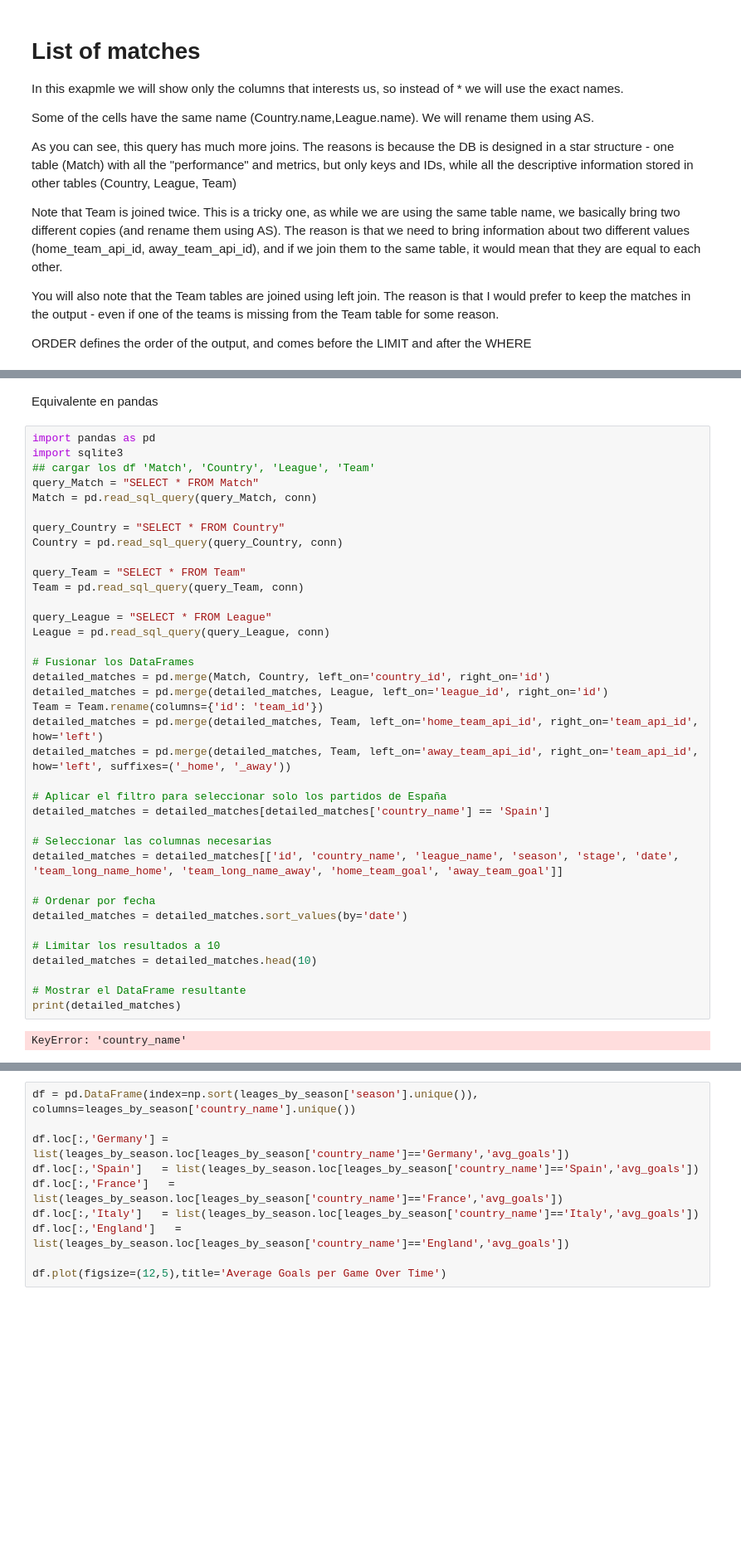
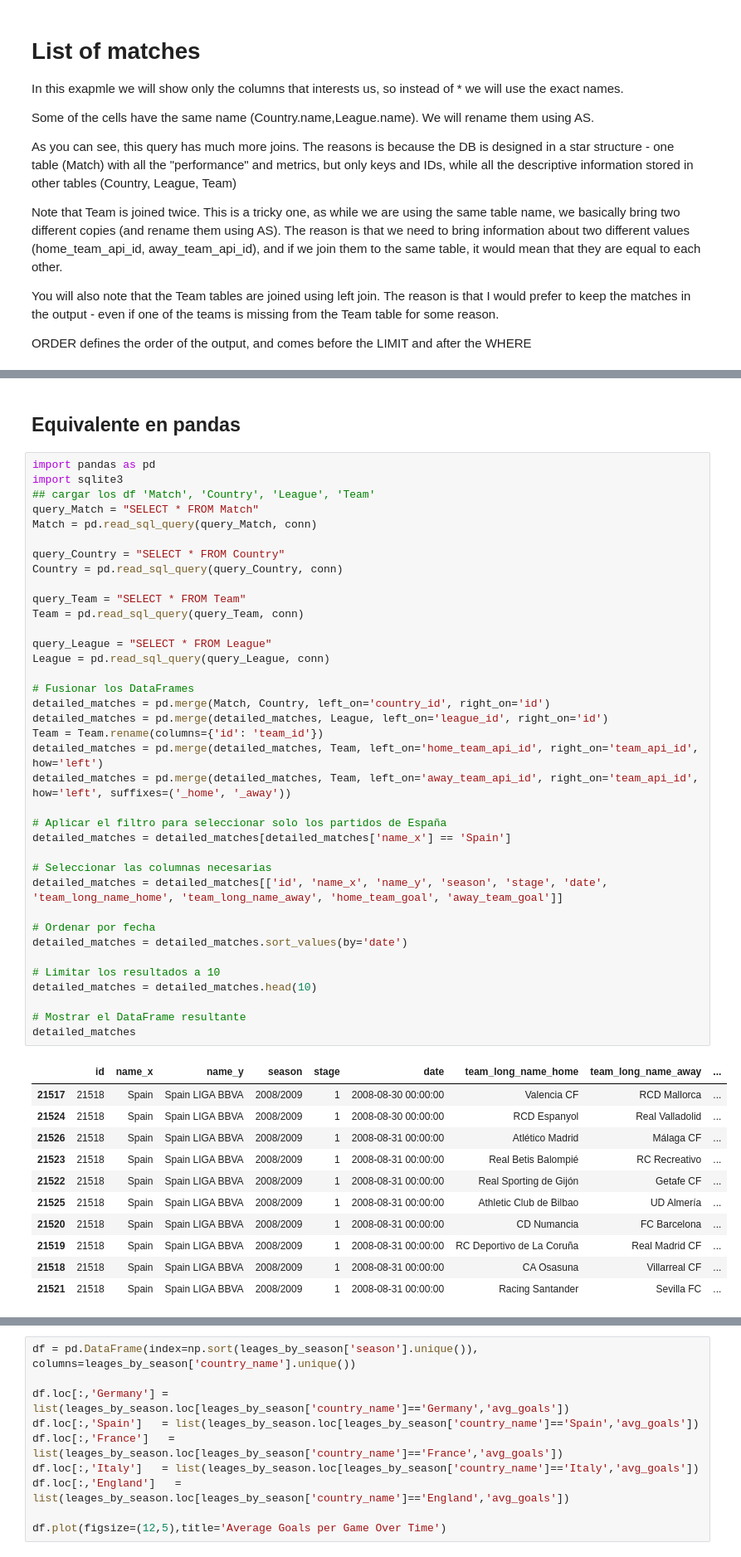
Before and after one commit to ECastro08/talentoTech, a Jupyter notebook: Copia_de_Data_Analysis_using_SQL.ipynb, the cells around one changed output, grey strips where cells are left out. Shown: that part at 83% size. Cells and saved outputs as stored; diff of their text form; blank space fills up the shorter version.

```diff
--- a/Copia_de_Data_Analysis_using_SQL.ipynb
+++ b/Copia_de_Data_Analysis_using_SQL.ipynb
@@ -311,7 +311,7 @@ detailed_matches
 | 8 | 21526 | Spain | Spain LIGA BBVA | 2008/2009 | 1 | 2008-08-31 00:00:00 | Athletic Club de Bilbao | UD Almería | 1 | ... |
 | 9 | 21527 | Spain | Spain LIGA BBVA | 2008/2009 | 1 | 2008-08-31 00:00:00 | Atlético Madrid | Málaga CF | 4 | ... |
 # %% [markdown]
-Equivalente en pandas
+## Equivalente en pandas
 # %%
 import pandas as pd
 import sqlite3
@@ -320,34 +320,44 @@ query_Match = "SELECT * FROM Match"
 Match = pd.read_sql_query(query_Match, conn)
 
 query_Country = "SELECT * FROM Country"
 Country = pd.read_sql_query(query_Country, conn)
 
 query_Team = "SELECT * FROM Team"
 Team = pd.read_sql_query(query_Team, conn)
 
 query_League = "SELECT * FROM League"
 League = pd.read_sql_query(query_League, conn)
 
 # Fusionar los DataFrames
 detailed_matches = pd.merge(Match, Country, left_on='country_id', right_on='id')
 detailed_matches = pd.merge(detailed_matches, League, left_on='league_id', right_on='id')
 Team = Team.rename(columns={'id': 'team_id'})
 detailed_matches = pd.merge(detailed_matches, Team, left_on='home_team_api_id', right_on='team_api_id', how='left')
 detailed_matches = pd.merge(detailed_matches, Team, left_on='away_team_api_id', right_on='team_api_id', how='left', suffixes=('_home', '_away'))
 
 # Aplicar el filtro para seleccionar solo los partidos de España
-detailed_matches = detailed_matches[detailed_matches['country_name'] == 'Spain']
+detailed_matches = detailed_matches[detailed_matches['name_x'] == 'Spain']
 
 # Seleccionar las columnas necesarias
-detailed_matches = detailed_matches[['id', 'country_name', 'league_name', 'season', 'stage', 'date', 'team_long_name_home', 'team_long_name_away', 'home_team_goal', 'away_team_goal']]
+detailed_matches = detailed_matches[['id', 'name_x', 'name_y', 'season', 'stage', 'date', 'team_long_name_home', 'team_long_name_away', 'home_team_goal', 'away_team_goal']]
 
 # Ordenar por fecha
 detailed_matches = detailed_matches.sort_values(by='date')
 
 # Limitar los resultados a 10
 detailed_matches = detailed_matches.head(10)
 
 # Mostrar el DataFrame resultante
-print(detailed_matches)
+detailed_matches
 # %% [output]
-KeyError: 'country_name'
+|  | id | name_x | name_y | season | stage | date | team_long_name_home | team_long_name_away | ... |
+| 21517 | 21518 | Spain | Spain LIGA BBVA | 2008/2009 | 1 | 2008-08-30 00:00:00 | Valencia CF | RCD Mallorca | ... |
+| 21524 | 21518 | Spain | Spain LIGA BBVA | 2008/2009 | 1 | 2008-08-30 00:00:00 | RCD Espanyol | Real Valladolid | ... |
+| 21526 | 21518 | Spain | Spain LIGA BBVA | 2008/2009 | 1 | 2008-08-31 00:00:00 | Atlético Madrid | Málaga CF | ... |
+| 21523 | 21518 | Spain | Spain LIGA BBVA | 2008/2009 | 1 | 2008-08-31 00:00:00 | Real Betis Balompié | RC Recreativo | ... |
+| 21522 | 21518 | Spain | Spain LIGA BBVA | 2008/2009 | 1 | 2008-08-31 00:00:00 | Real Sporting de Gijón | Getafe CF | ... |
+| 21525 | 21518 | Spain | Spain LIGA BBVA | 2008/2009 | 1 | 2008-08-31 00:00:00 | Athletic Club de Bilbao | UD Almería | ... |
+| 21520 | 21518 | Spain | Spain LIGA BBVA | 2008/2009 | 1 | 2008-08-31 00:00:00 | CD Numancia | FC Barcelona | ... |
+| 21519 | 21518 | Spain | Spain LIGA BBVA | 2008/2009 | 1 | 2008-08-31 00:00:00 | RC Deportivo de La Coruña | Real Madrid CF | ... |
+| 21518 | 21518 | Spain | Spain LIGA BBVA | 2008/2009 | 1 | 2008-08-31 00:00:00 | CA Osasuna | Villarreal CF | ... |
+| 21521 | 21518 | Spain | Spain LIGA BBVA | 2008/2009 | 1 | 2008-08-31 00:00:00 | Racing Santander | Sevilla FC | ... |
```
Also changed, not shown: parts of 1 cell of this notebook.
